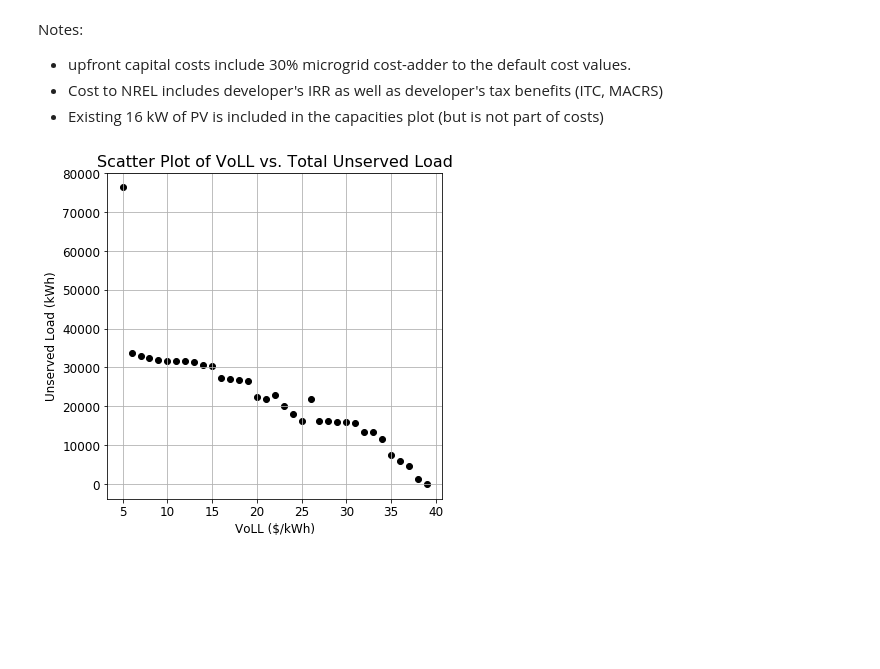
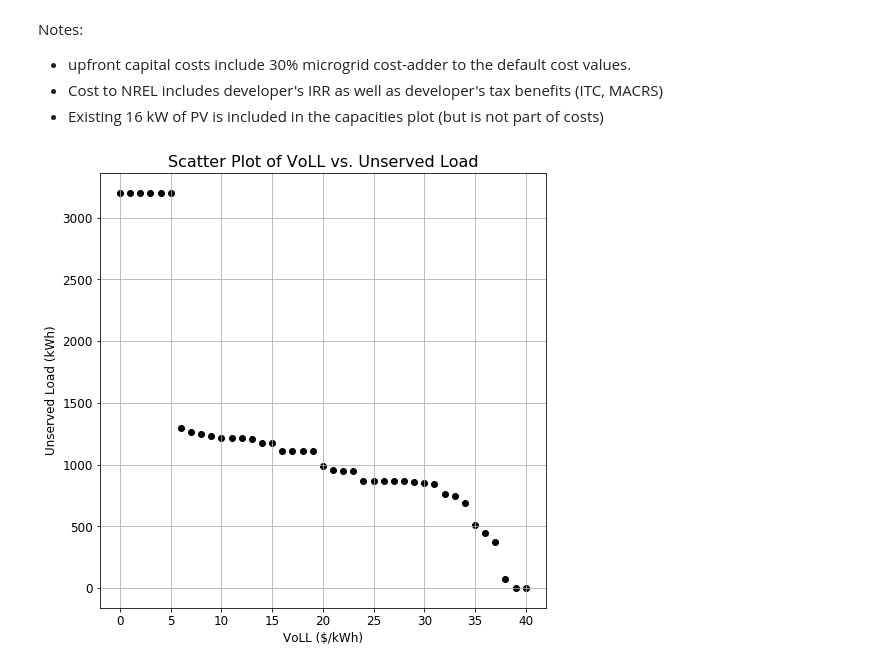
Before and after one commit to jwchang2/REoptLite, a Jupyter notebook: plot_outage_results.ipynb, the cells around one changed output. Saved outputs shown, nothing was run; the diff lists cells and outputs as text; code cells hidden in the pictures; blank space fills up the shorter version.

Commit message:
add updated plots

```diff
--- a/plot_outage_results.ipynb
+++ b/plot_outage_results.ipynb
@@ -23,8 +24,8 @@ The model was run 50 times for the SSEB, for incrementally increasing VoLL value
 pv_cost_per_kw = 1600
 batt_cost_per_kw = 840
 batt_cost_per_kwh = 420
-VoLL = [5,6,7,8,9,10,11,12,13,14,15,16,17,18,19,20,
-       21,22,23,24,25,26,27,28,29,30,31,32,33,34,35,36,37,38,39]
+VoLL = [0,1,2,3,4,5,6,7,8,9,10,11,12,13,14,15,16,17,18,19,20,
+       21,22,23,24,25,26,27,28,29,30,31,32,33,34,35,36,37,38,39,40]
 
 {
   "PV": {
@@ -166,14 +176,13 @@ Notes:
 - Cost to NREL includes developer's IRR as well as developer's tax benefits (ITC, MACRS)
 - Existing 16 kW of PV is included in the capacities plot (but is not part of costs)
 # %%
-plt.figure(figsize=(8,8)
-plt.scatter(VoLL, max_unserved_load, c=batt_upfront_costs, marker ='o')
-#add batt upfront costs as third label in 2-D scatter plot, but no way to label. Produce 3-D plot instead?
+plt.figure(figsize=(8,8))
+plt.scatter(VoLL, max_unserved_load_remaining, color = 'black', marker ='o')
 plt.xlabel("VoLL ($/kWh)", fontsize=12)
 plt.ylabel("Unserved Load (kWh)", fontsize=12)
-plt.title("Scatter Plot of VoLL vs. Total Unserved Load vs. Batt Upfront Costs", fontsize=16)
+plt.title("Scatter Plot of VoLL vs. Unserved Load", fontsize=16)
 plt.grid()
-plt.savefig(plt_prefix+"_VoLL_vs_total_unserved_load_vs_batt_upfront_costs.pdf", bbox_inches="tight")
+plt.savefig(plt_prefix+"_VoLL_vs_unserved_load.pdf", bbox_inches="tight")
 # %% [output]
-[figure, old version]
+[figure, new version]
 # %%
```
Also changed, not shown: parts of 11 cells of this notebook, 10 other files.
